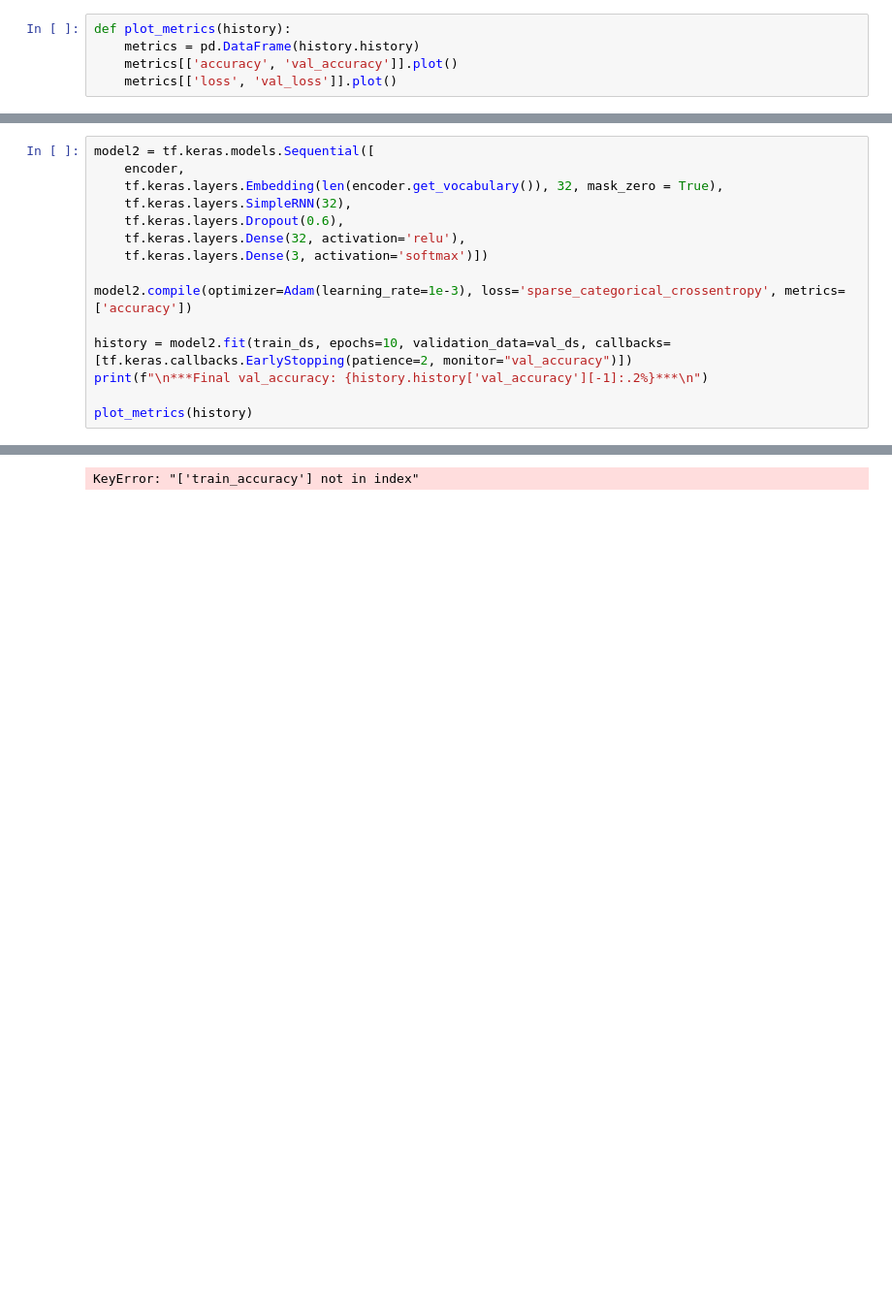
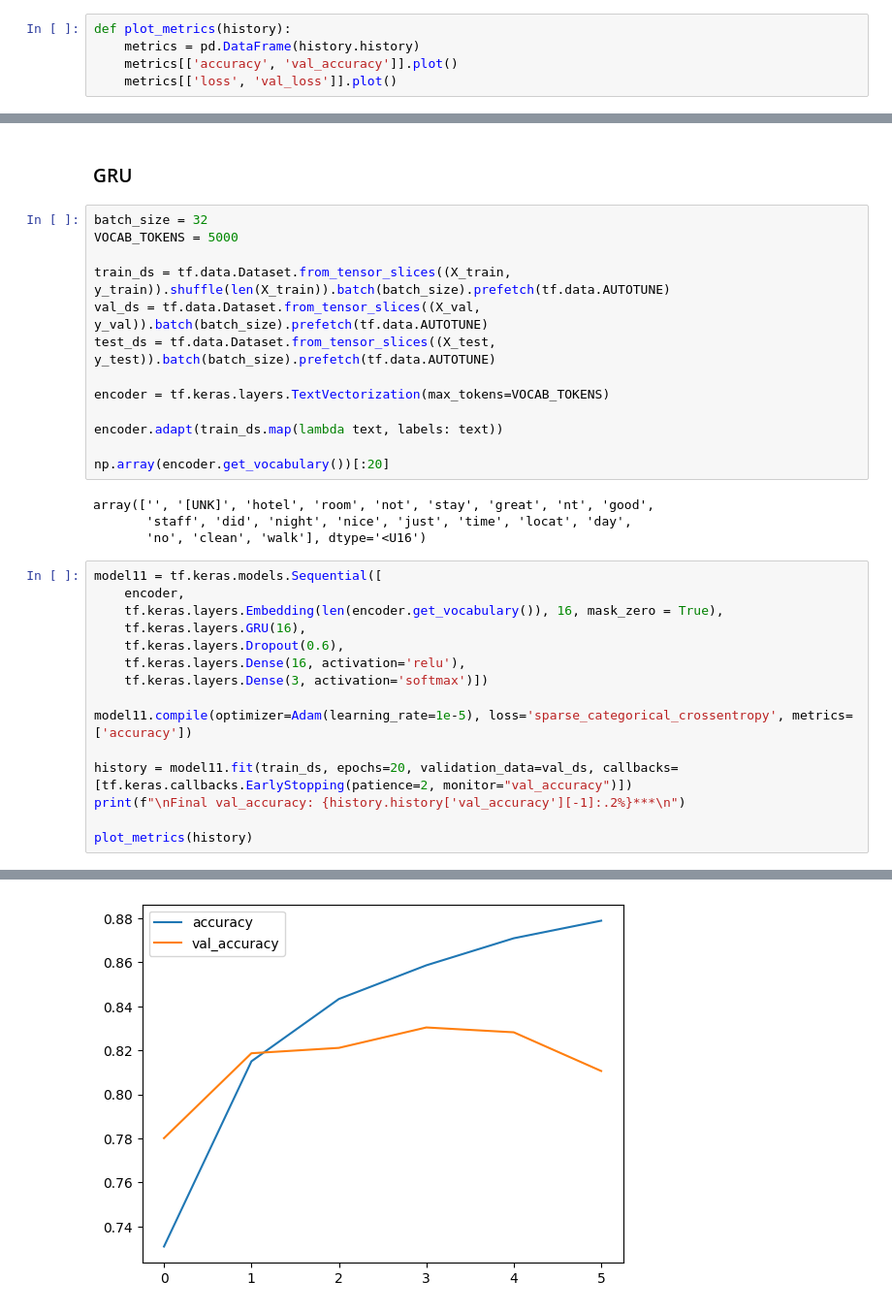
Before and after one commit to dsabljic/UUI-NLP-u-ugostiteljstvu, a Jupyter notebook: SentimentAnalysis.ipynb, the cells around one changed output, grey strips where cells are left out. Shown: that part at 97% size. Cells and saved outputs as stored; diff of their text form; blank space fills up the shorter version.

```diff
--- a/SentimentAnalysis.ipynb
+++ b/SentimentAnalysis.ipynb
@@ -283,16 +320,35 @@ plot_metrics(history)
+# %% [markdown]
+### GRU
+# %%
+batch_size = 32
+VOCAB_TOKENS = 5000
+
+train_ds = tf.data.Dataset.from_tensor_slices((X_train, y_train)).shuffle(len(X_train)).batch(batch_size).prefetch(tf.data.AUTOTUNE)
+val_ds = tf.data.Dataset.from_tensor_slices((X_val, y_val)).batch(batch_size).prefetch(tf.data.AUTOTUNE)
+test_ds = tf.data.Dataset.from_tensor_slices((X_test, y_test)).batch(batch_size).prefetch(tf.data.AUTOTUNE)
+
+encoder = tf.keras.layers.TextVectorization(max_tokens=VOCAB_TOKENS)
+
+encoder.adapt(train_ds.map(lambda text, labels: text))
+
+np.array(encoder.get_vocabulary())[:20]
+# %% [output]
+array(['', '[UNK]', 'hotel', 'room', 'not', 'stay', 'great', 'nt', 'good',
+       'staff', 'did', 'night', 'nice', 'just', 'time', 'locat', 'day',
+       'no', 'clean', 'walk'], dtype='<U16')
 # %%
-model2 = tf.keras.models.Sequential([
+model11 = tf.keras.models.Sequential([
     encoder,
-    tf.keras.layers.Embedding(len(encoder.get_vocabulary()), 32, mask_zero = True),
-    tf.keras.layers.SimpleRNN(32),
+    tf.keras.layers.Embedding(len(encoder.get_vocabulary()), 16, mask_zero = True),
+    tf.keras.layers.GRU(16),
     tf.keras.layers.Dropout(0.6),
-    tf.keras.layers.Dense(32, activation='relu'),
+    tf.keras.layers.Dense(16, activation='relu'),
     tf.keras.layers.Dense(3, activation='softmax')])
 
-model2.compile(optimizer=Adam(learning_rate=1e-3), loss='sparse_categorical_crossentropy', metrics=['accuracy'])
+model11.compile(optimizer=Adam(learning_rate=1e-5), loss='sparse_categorical_crossentropy', metrics=['accuracy'])
 
-history = model2.fit(train_ds, epochs=10, validation_data=val_ds, callbacks=[tf.keras.callbacks.EarlyStopping(patience=2, monitor="val_accuracy")])
-print(f"\n***Final val_accuracy: {history.history['val_accuracy'][-1]:.2%}***\n")
+history = model11.fit(train_ds, epochs=20, validation_data=val_ds, callbacks=[tf.keras.callbacks.EarlyStopping(patience=2, monitor="val_accuracy")])
+print(f"\nFinal val_accuracy: {history.history['val_accuracy'][-1]:.2%}***\n")
 
 plot_metrics(history)
 # %% [output]
@@ -311 +369 @@ Epoch 5/10
-KeyError: "['train_accuracy'] not in index"
+[figure, added]
```
Also changed, not shown: parts of 8 cells of this notebook.
